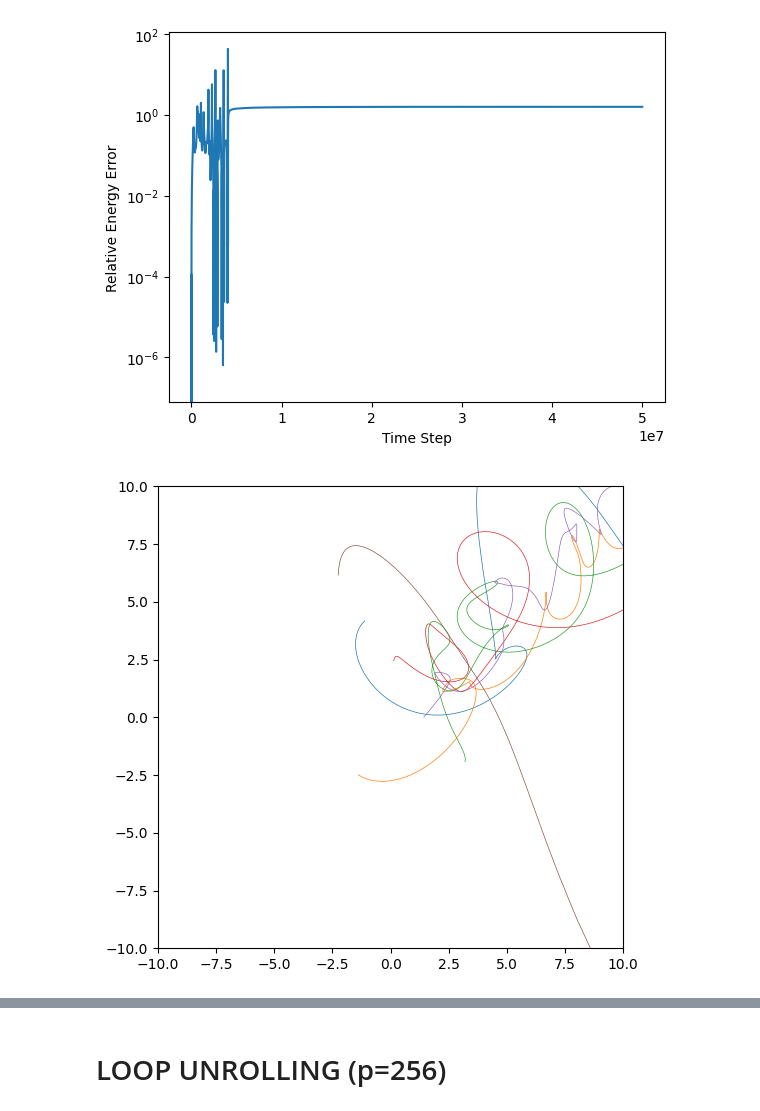
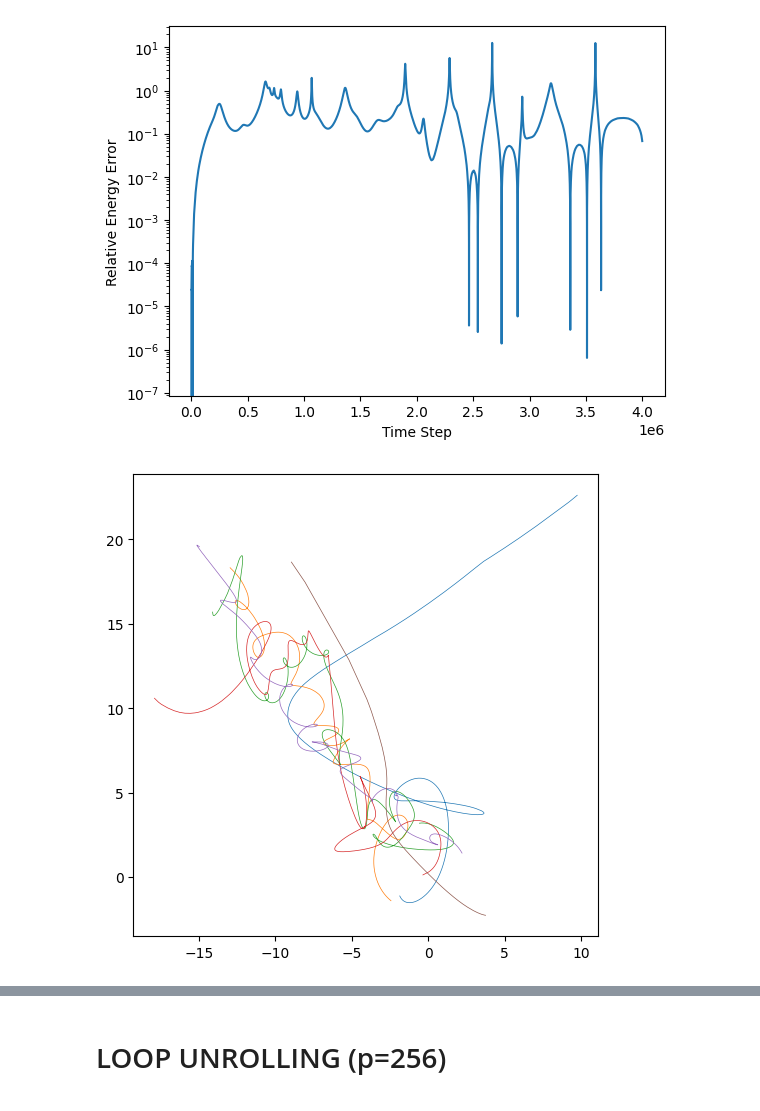
Before and after one commit to Berto70/nbody_cuda, a Jupyter notebook: plot/test.ipynb, the cells around one changed output, grey strips where cells are left out. Saved outputs shown, nothing was run; the diff lists cells and outputs as text; code cells hidden in the pictures.

Commit message:
more plots

```diff
--- a/plot/test.ipynb
+++ b/plot/test.ipynb
@@ -9,12 +9,12 @@ df = pd.read_csv('../../serial_energy.csv')
 # %%
 en_0 = df['e_tot'][0]
 # %%
-plt.plot(df['t_step'], np.abs((df['e_tot'] - en_0)/en_0))
+plt.plot(df['t_step'][:400000], np.abs((df['e_tot'][:400000] - en_0)/en_0))
 plt.xlabel('Time Step')
 plt.ylabel('Relative Energy Error')
 plt.yscale('log')
 # %% [output]
-[figure, old version]
+[figure, new version]
 # %%
 df = pd.read_csv('../../serial_output.csv')
 # %%
@@ -22,12 +22,12 @@ N = df['ID'].max()+1
 # %%
 fig, ax = plt.subplots(1,1, figsize=(6,6))
 
 for i in range(N):
-    ax.plot(df[df['ID']==i]['pos_x'], df[df['ID']==i]['pos_y'], linewidth=0.5)
+    ax.plot(df[df['ID']==i]['pos_z'][:400000], df[df['ID']==i]['pos_x'][:400000], linewidth=0.5)
 
-ax.set_xlim(-10,10)
-ax.set_ylim(-10,10)
+# ax.set_xlim(-10,10)
+# ax.set_ylim(-10,10)
 
 plt.show()
 # %% [output]
-[figure, old version]
+[figure, new version]
```
Also changed, not shown: parts of 8 cells of this notebook.
